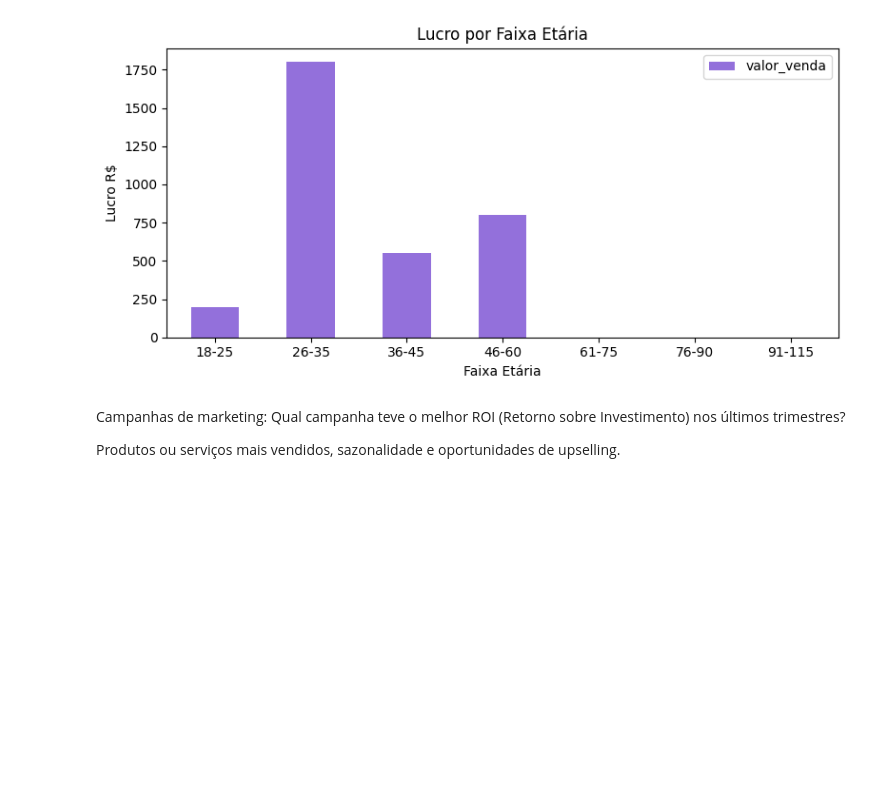
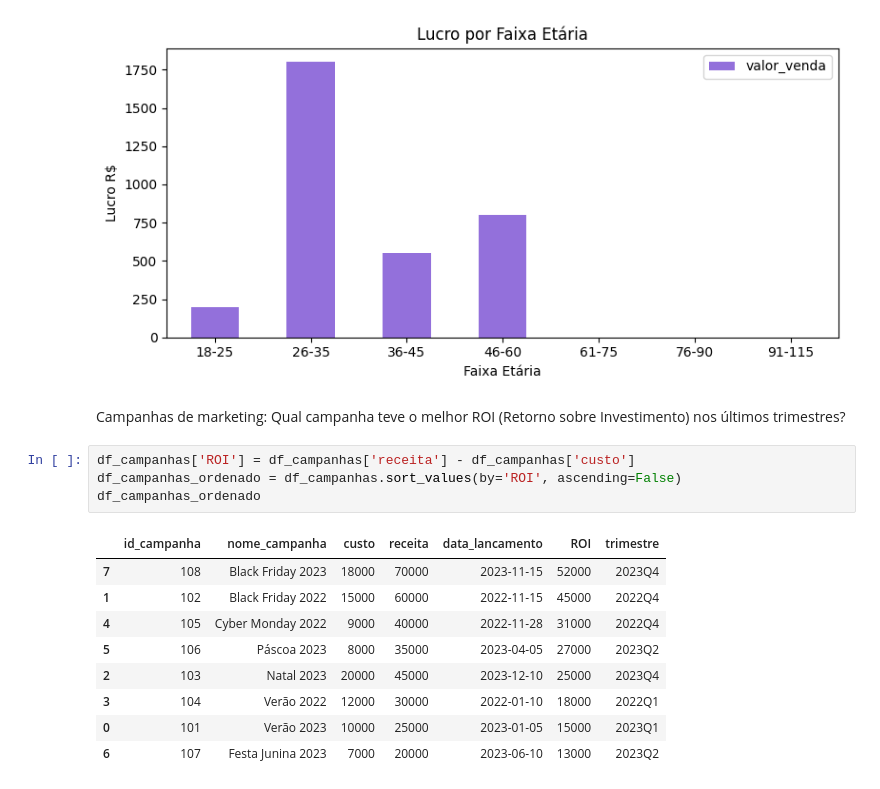
Before and after one commit to DanielBorbafs/study, a Jupyter notebook: pandas/marketing/analise_marketing.ipynb, the cells around one changed output. Saved outputs shown, nothing was run; the diff lists cells and outputs as text; blank space fills up the shorter version.

```diff
--- a/pandas/marketing/analise_marketing.ipynb
+++ b/pandas/marketing/analise_marketing.ipynb
@@ -191,5 +191,17 @@ plt.show()
 [figure]
 # %% [markdown]
 Campanhas de marketing: Qual campanha teve o melhor ROI (Retorno sobre Investimento) nos últimos trimestres?
-
-Produtos ou serviços mais vendidos, sazonalidade e oportunidades de upselling.
+# %%
+df_campanhas['ROI'] = df_campanhas['receita'] - df_campanhas['custo']
+df_campanhas_ordenado = df_campanhas.sort_values(by='ROI', ascending=False)
+df_campanhas_ordenado
+# %% [output]
+|  | id_campanha | nome_campanha | custo | receita | data_lancamento | ROI | trimestre |
+| 7 | 108 | Black Friday 2023 | 18000 | 70000 | 2023-11-15 | 52000 | 2023Q4 |
+| 1 | 102 | Black Friday 2022 | 15000 | 60000 | 2022-11-15 | 45000 | 2022Q4 |
+| 4 | 105 | Cyber Monday 2022 | 9000 | 40000 | 2022-11-28 | 31000 | 2022Q4 |
+| 5 | 106 | Páscoa 2023 | 8000 | 35000 | 2023-04-05 | 27000 | 2023Q2 |
+| 2 | 103 | Natal 2023 | 20000 | 45000 | 2023-12-10 | 25000 | 2023Q4 |
+| 3 | 104 | Verão 2022 | 12000 | 30000 | 2022-01-10 | 18000 | 2022Q1 |
+| 0 | 101 | Verão 2023 | 10000 | 25000 | 2023-01-05 | 15000 | 2023Q1 |
+| 6 | 107 | Festa Junina 2023 | 7000 | 20000 | 2023-06-10 | 13000 | 2023Q2 |
```
Also changed, not shown: parts of 2 cells of this notebook, 1 other file.
